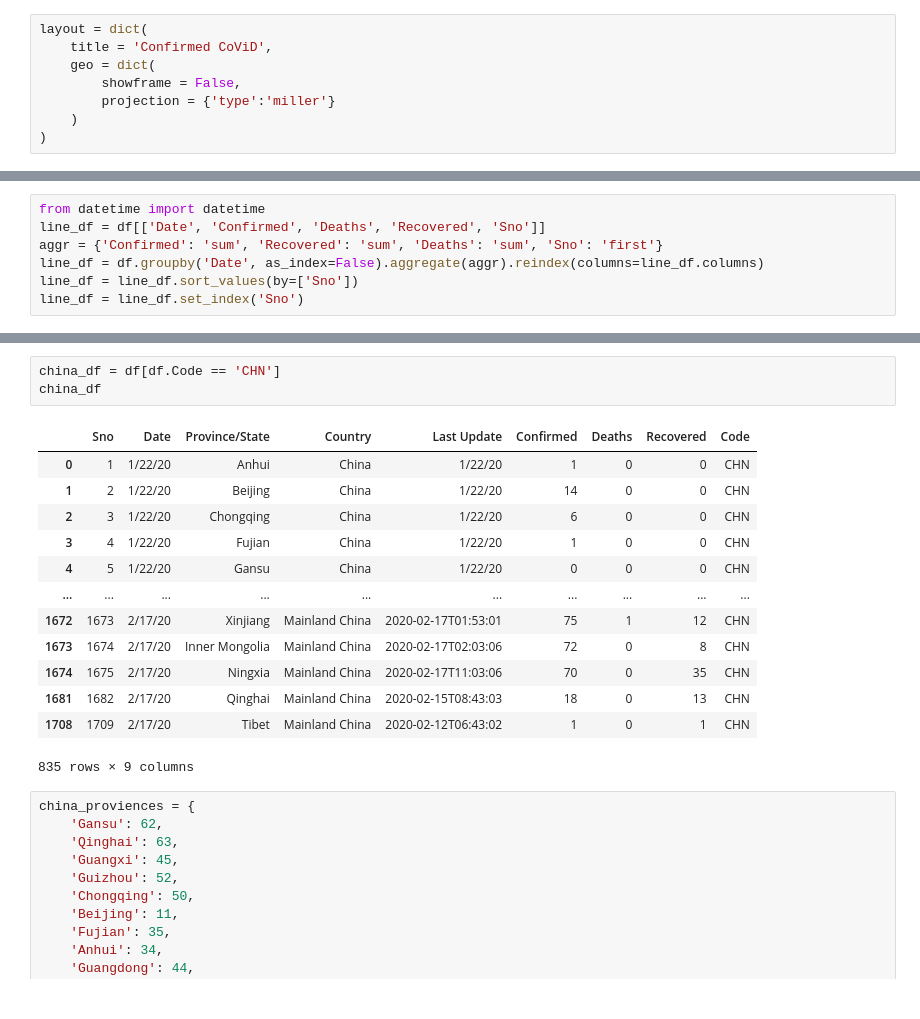
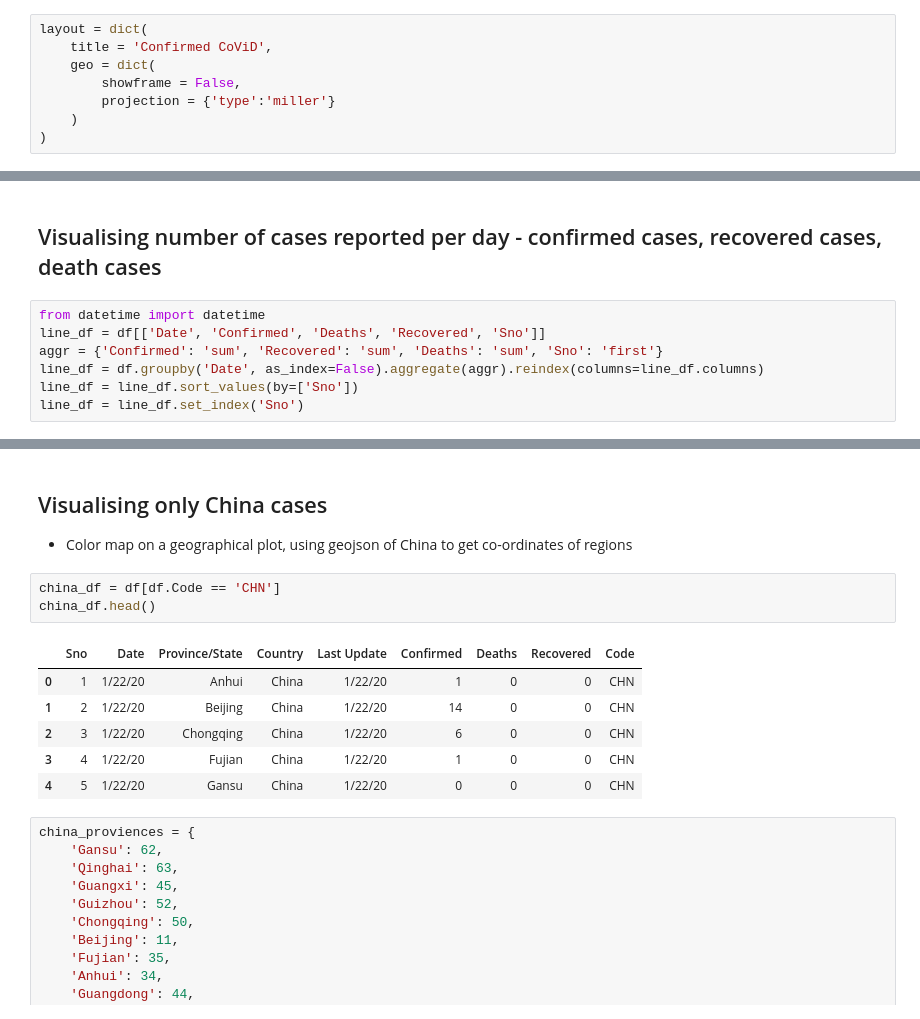
Before and after one commit to MeMihir/nCoViD-Viz, a Jupyter notebook: nCoViD-Viz.ipynb, the cells around one changed output, grey strips where cells are left out. Cells and saved outputs as stored; diff of their text form.

```diff
--- a/nCoViD-Viz.ipynb
+++ b/nCoViD-Viz.ipynb
@@ -73,6 +95,8 @@ choromap = go.Figure(data = [data],layout = layout)
 iplot(choromap)
 # %% [output]
 [interactive output not drawn]
+# %% [markdown]
+## Visualising number of cases reported per day - confirmed cases, recovered cases, death cases
 # %%
 from datetime import datetime
 line_df = df[['Date', 'Confirmed', 'Deaths', 'Recovered', 'Sno']]
@@ -88,23 +112,19 @@ The pandas.np module is deprecated and will be removed from pandas in a future v
 
 The pandas.np module is deprecated and will be removed from pandas in a future version. Import numpy directly instead
 [interactive output not drawn]
+# %% [markdown]
+## Visualising only China cases
+- Color map on a geographical plot, using geojson of China to get co-ordinates of regions
 # %%
 china_df = df[df.Code == 'CHN']
-china_df
+china_df.head()
 # %% [output]
 |  | Sno | Date | Province/State | Country | Last Update | Confirmed | Deaths | Recovered | Code |
 | 0 | 1 | 1/22/20 | Anhui | China | 1/22/20 | 1 | 0 | 0 | CHN |
 | 1 | 2 | 1/22/20 | Beijing | China | 1/22/20 | 14 | 0 | 0 | CHN |
 | 2 | 3 | 1/22/20 | Chongqing | China | 1/22/20 | 6 | 0 | 0 | CHN |
 | 3 | 4 | 1/22/20 | Fujian | China | 1/22/20 | 1 | 0 | 0 | CHN |
 | 4 | 5 | 1/22/20 | Gansu | China | 1/22/20 | 0 | 0 | 0 | CHN |
-| ... | ... | ... | ... | ... | ... | ... | ... | ... | ... |
-| 1672 | 1673 | 2/17/20 | Xinjiang | Mainland China | 2020-02-17T01:53:01 | 75 | 1 | 12 | CHN |
-| 1673 | 1674 | 2/17/20 | Inner Mongolia | Mainland China | 2020-02-17T02:03:06 | 72 | 0 | 8 | CHN |
-| 1674 | 1675 | 2/17/20 | Ningxia | Mainland China | 2020-02-17T11:03:06 | 70 | 0 | 35 | CHN |
-| 1681 | 1682 | 2/17/20 | Qinghai | Mainland China | 2020-02-15T08:43:03 | 18 | 0 | 13 | CHN |
-| 1708 | 1709 | 2/17/20 | Tibet | Mainland China | 2020-02-12T06:43:02 | 1 | 0 | 1 | CHN |
-835 rows × 9 columns
 # %%
 china_proviences = {
     'Gansu': 62,
```
Also changed, not shown: parts of 15 cells of this notebook.
